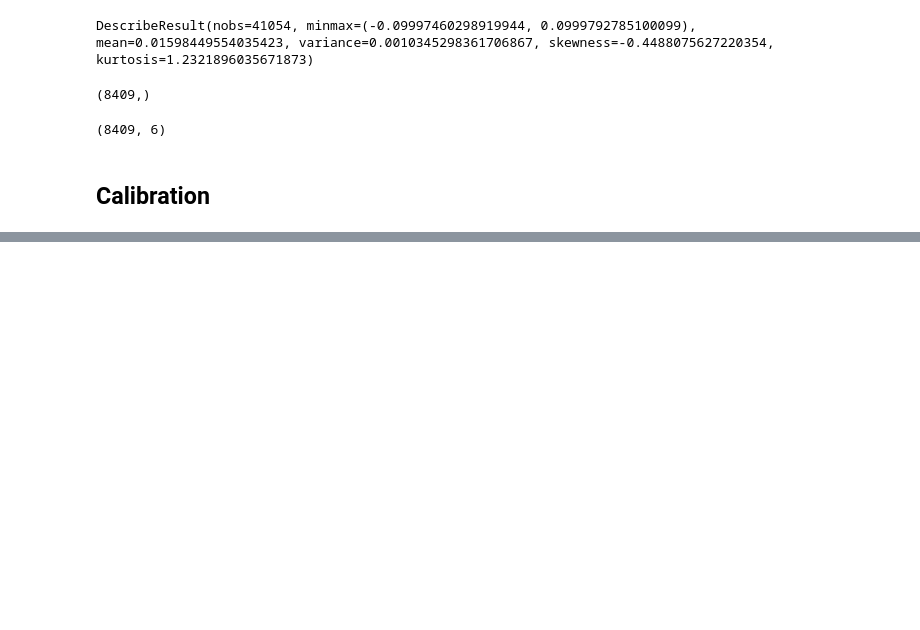
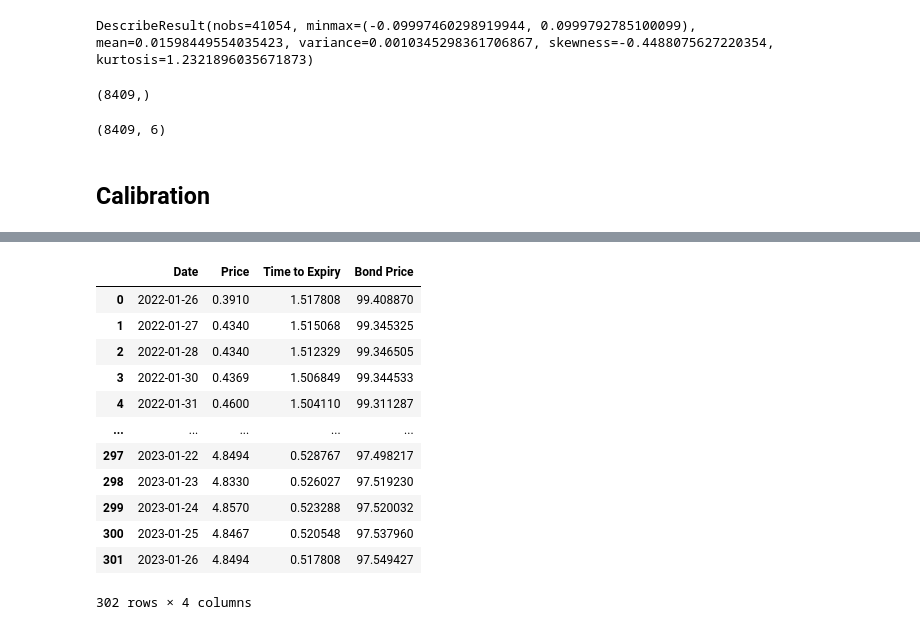
Before and after one commit to samaypanwar/FYP-Code, a Jupyter notebook: notebooks/data_testing.ipynb, the cells around one changed output, grey strips where cells are left out. Drawn from its saved outputs; the diff is of its cells as text; code cells hidden in the pictures; blank space fills up the shorter version.

```diff
--- a/notebooks/data_testing.ipynb
+++ b/notebooks/data_testing.ipynb
@@ -196,0 +198,16 @@ s.execution_time
+# %%
+df
+# %% [output]
+|  | Date | Price | Time to Expiry | Bond Price |
+| 0 | 2022-01-26 | 0.3910 | 1.517808 | 99.408870 |
+| 1 | 2022-01-27 | 0.4340 | 1.515068 | 99.345325 |
+| 2 | 2022-01-28 | 0.4340 | 1.512329 | 99.346505 |
+| 3 | 2022-01-30 | 0.4369 | 1.506849 | 99.344533 |
+| 4 | 2022-01-31 | 0.4600 | 1.504110 | 99.311287 |
+| ... | ... | ... | ... | ... |
+| 297 | 2023-01-22 | 4.8494 | 0.528767 | 97.498217 |
+| 298 | 2023-01-23 | 4.8330 | 0.526027 | 97.519230 |
+| 299 | 2023-01-24 | 4.8570 | 0.523288 | 97.520032 |
+| 300 | 2023-01-25 | 4.8467 | 0.520548 | 97.537960 |
+| 301 | 2023-01-26 | 4.8494 | 0.517808 | 97.549427 |
+302 rows × 4 columns
```
Also changed, not shown: parts of 12 cells of this notebook, 6 other files.
